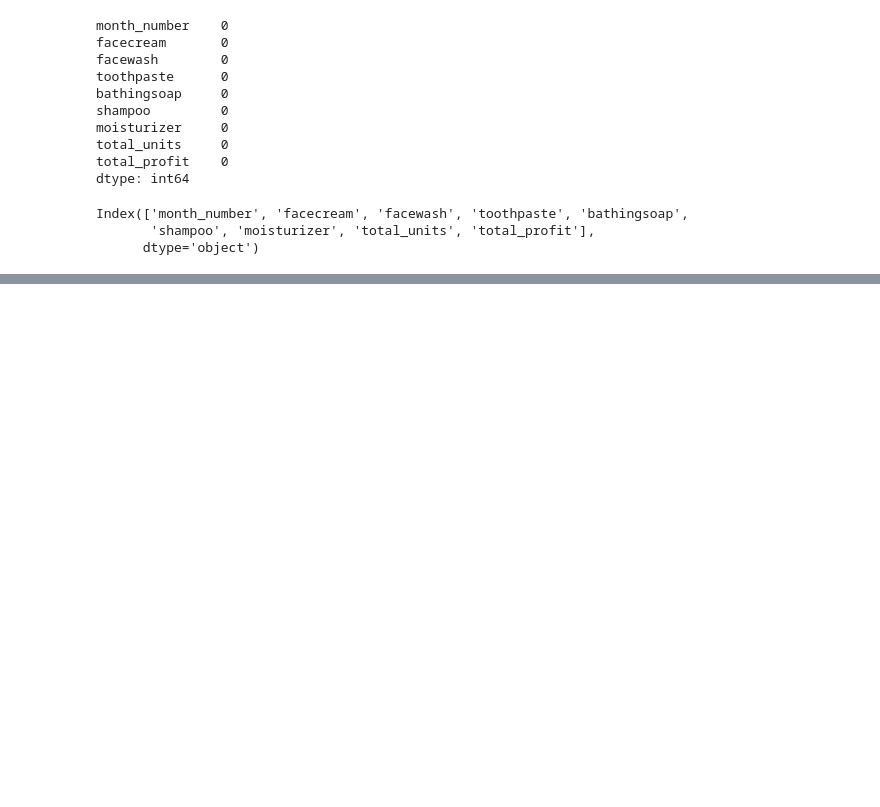
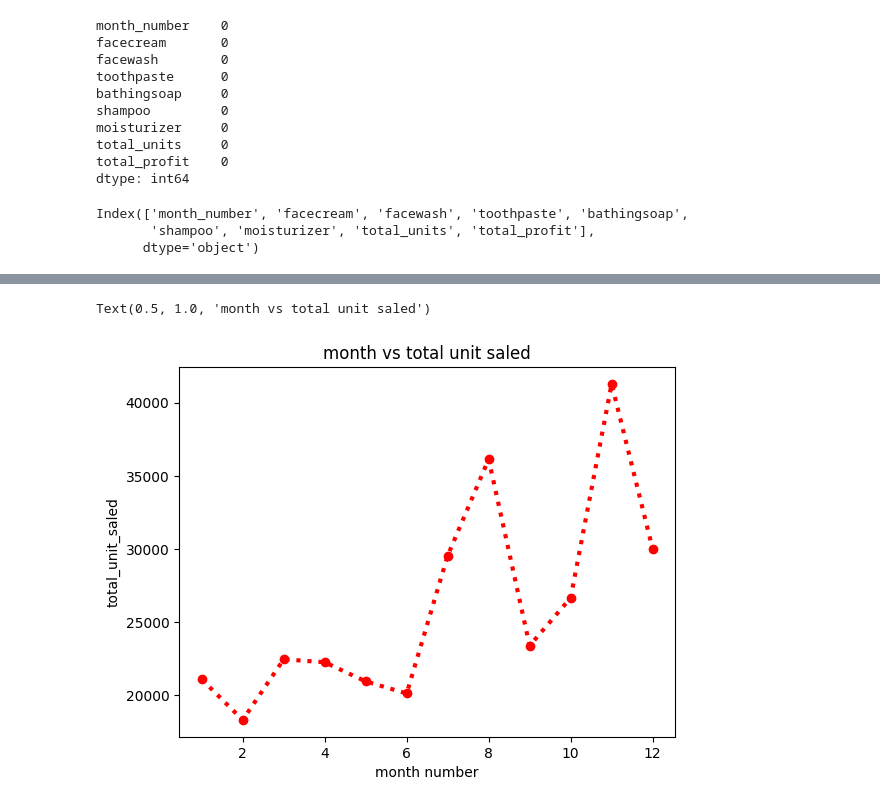
Before and after one commit to KAizoku106/numpywoksssss, a Jupyter notebook: matplotlib_works/company_sales/companysales.ipynb, the cells around one changed output, grey strips where cells are left out. Saved outputs shown, nothing was run; the diff lists cells and outputs as text; code cells hidden in the pictures; blank space fills up the shorter version.

```diff
--- a/matplotlib_works/company_sales/companysales.ipynb
+++ b/matplotlib_works/company_sales/companysales.ipynb
@@ -42,0 +59,10 @@ plt.bar(profit_of_months.index,profit_of_months.values)
+# %%
+#all_product_sales_data
+all_product_sales_data=df.groupby("month_number")["total_units"].sum()
+plt.plot(all_product_sales_data,color="red",linewidth=3,linestyle="dotted",marker="o")
+plt.xlabel("month number")
+plt.ylabel("total_unit_saled")
+plt.title("month vs total unit saled")
+# %% [output]
+Text(0.5, 1.0, 'month vs total unit saled')
+[figure, added]
```
Also changed, not shown: parts of 16 cells of this notebook, 9 other files.
